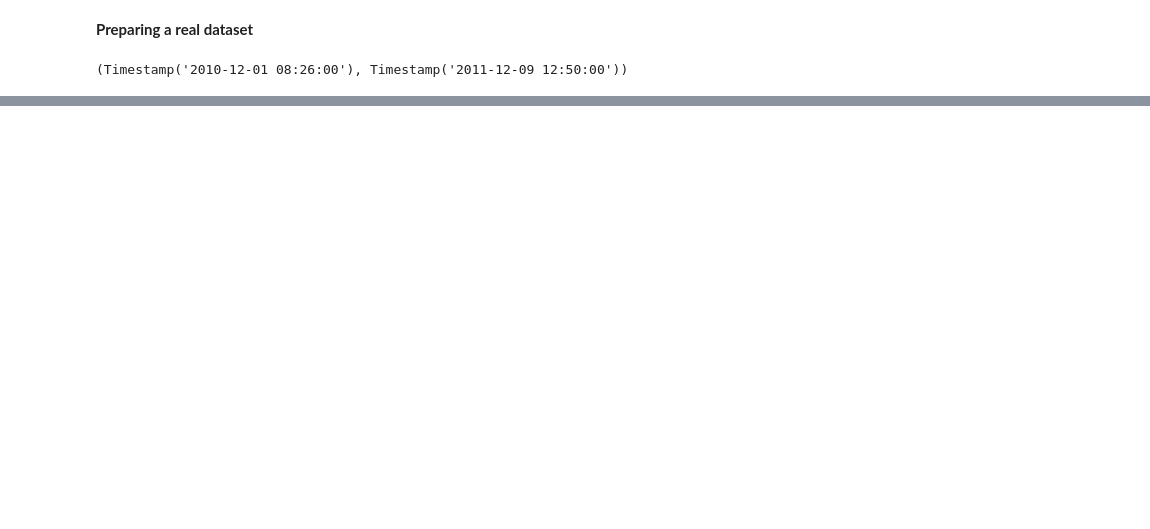
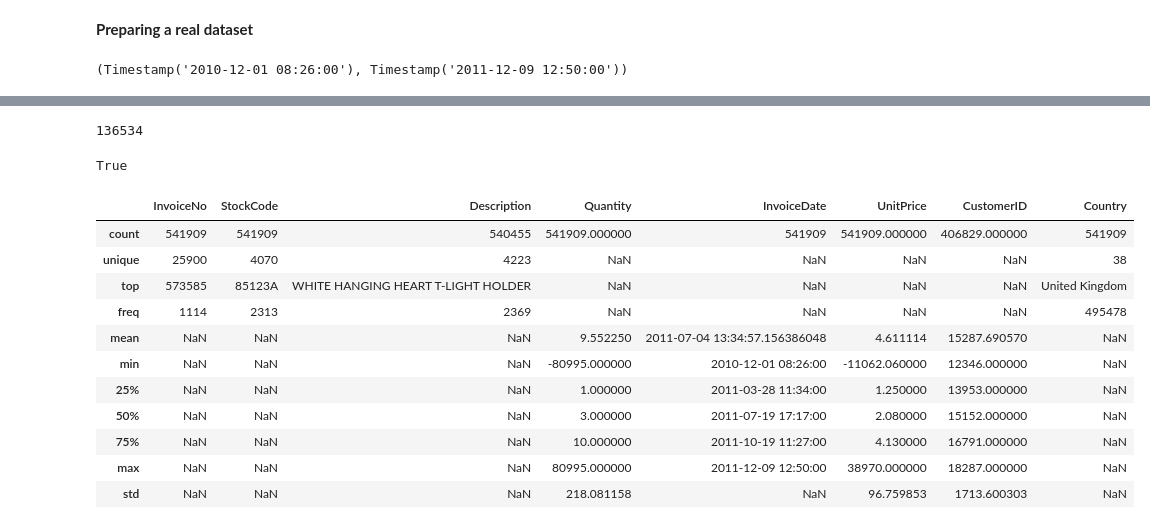
Before and after one commit to AleksandrMorozov123/Time-series-theory, a Jupyter notebook: time-series-forecasting.ipynb, the cells around one changed output, grey strips where cells are left out. Drawn from its saved outputs; the diff is of its cells as text; code cells hidden in the pictures; blank space fills up the shorter version.

```diff
--- a/time-series-forecasting.ipynb
+++ b/time-series-forecasting.ipynb
@@ -108,0 +121,23 @@ df.InvoiceDate.min (), df.InvoiceDate.max ()
+# %%
+df.isnull().sum().sum()
+# %% [output]
+136534
+# %%
+df.isnull ().values.any ()
+# %% [output]
+True
+# %%
+df.describe (include = 'all')
+# %% [output]
+|  | InvoiceNo | StockCode | Description | Quantity | InvoiceDate | UnitPrice | CustomerID | Country |
+| count | 541909 | 541909 | 540455 | 541909.000000 | 541909 | 541909.000000 | 406829.000000 | 541909 |
+| unique | 25900 | 4070 | 4223 | NaN | NaN | NaN | NaN | 38 |
+| top | 573585 | 85123A | WHITE HANGING HEART T-LIGHT HOLDER | NaN | NaN | NaN | NaN | United Kingdom |
+| freq | 1114 | 2313 | 2369 | NaN | NaN | NaN | NaN | 495478 |
+| mean | NaN | NaN | NaN | 9.552250 | 2011-07-04 13:34:57.156386048 | 4.611114 | 15287.690570 | NaN |
+| min | NaN | NaN | NaN | -80995.000000 | 2010-12-01 08:26:00 | -11062.060000 | 12346.000000 | NaN |
+| 25% | NaN | NaN | NaN | 1.000000 | 2011-03-28 11:34:00 | 1.250000 | 13953.000000 | NaN |
+| 50% | NaN | NaN | NaN | 3.000000 | 2011-07-19 17:17:00 | 2.080000 | 15152.000000 | NaN |
+| 75% | NaN | NaN | NaN | 10.000000 | 2011-10-19 11:27:00 | 4.130000 | 16791.000000 | NaN |
+| max | NaN | NaN | NaN | 80995.000000 | 2011-12-09 12:50:00 | 38970.000000 | 18287.000000 | NaN |
+| std | NaN | NaN | NaN | 218.081158 | NaN | 96.759853 | 1713.600303 | NaN |
```
Also changed, not shown: parts of 6 cells of this notebook.
